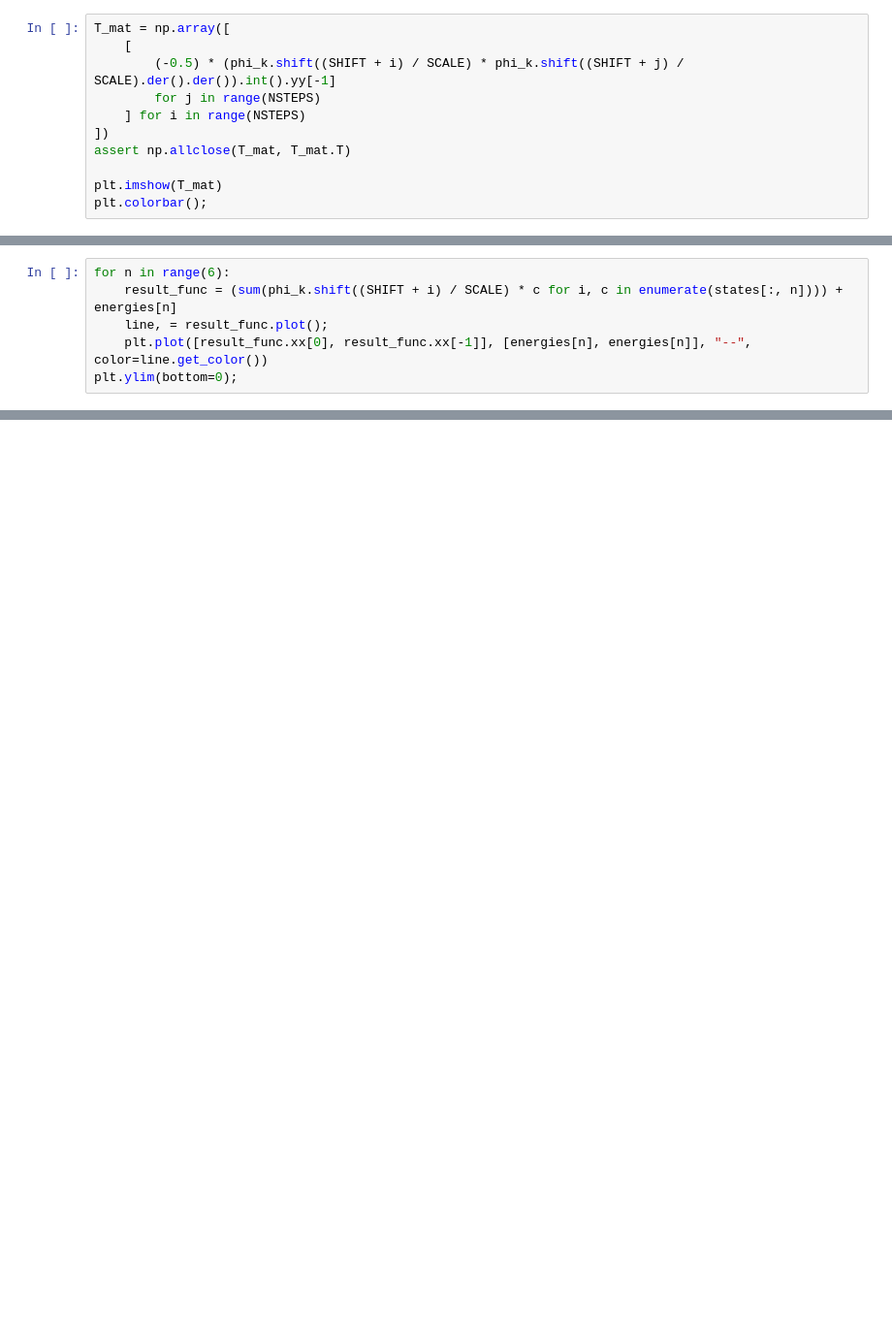
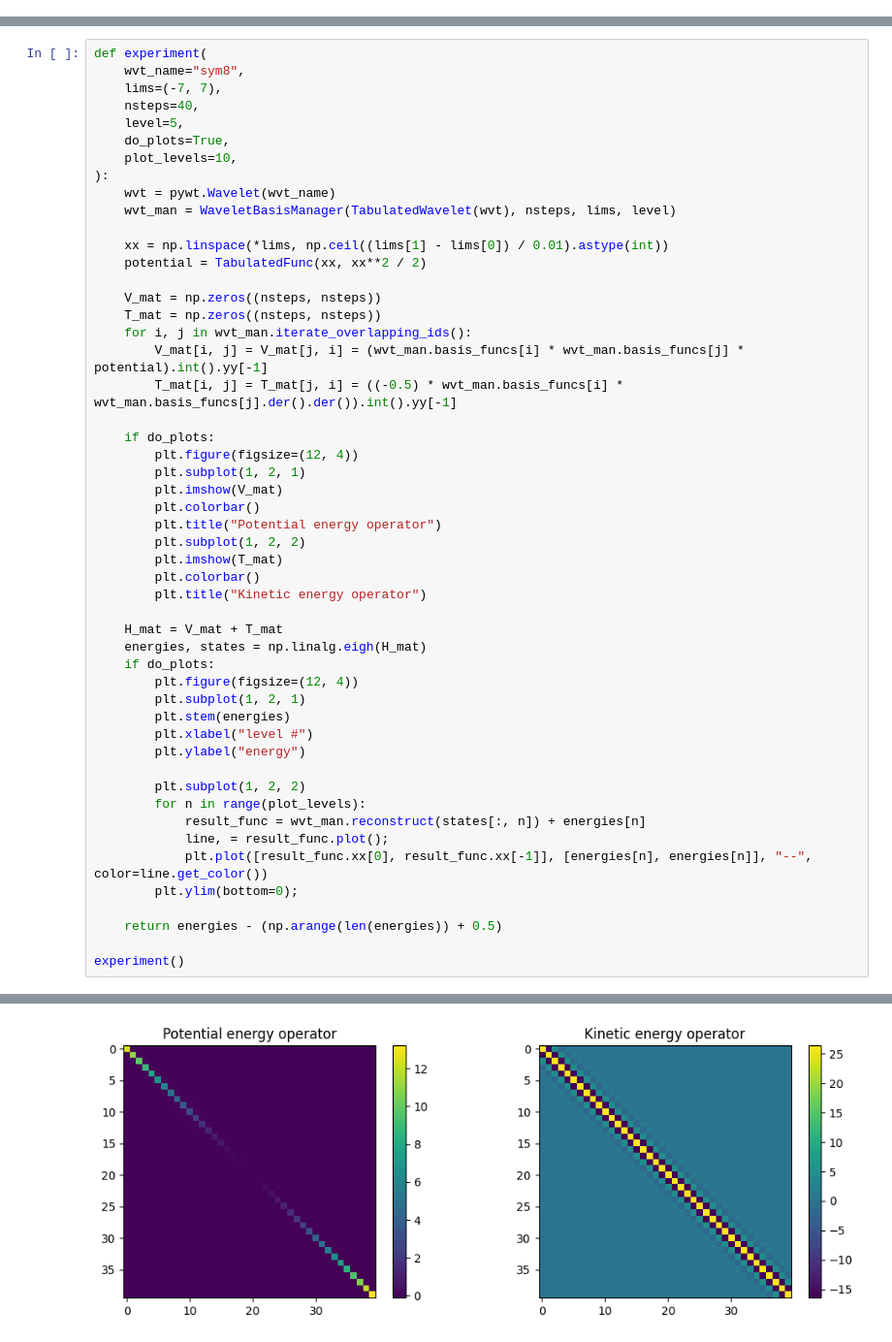
Before and after one commit to SiLiKhon/WaveletTests, a Jupyter notebook: harm_osc.ipynb, the cells around one changed output, grey strips where cells are left out. Shown at 97% size. Saved outputs shown, nothing was run; the diff lists cells and outputs as text; blank space fills up the shorter version.

Commit message:
wvt basis manager + more experiments with Harmonic Oscillator

```diff
--- a/harm_osc.ipynb
+++ b/harm_osc.ipynb
@@ -30,11 +7,0 @@ plt.colorbar();
-# %%
-T_mat = np.array([
-    [
-        (-0.5) * (phi_k.shift((SHIFT + i) / SCALE) * phi_k.shift((SHIFT + j) / SCALE).der().der()).int().yy[-1]
-        for j in range(NSTEPS)
-    ] for i in range(NSTEPS)
-])
-assert np.allclose(T_mat, T_mat.T)
-
-plt.imshow(T_mat)
-plt.colorbar();
@@ -58,6 +7,0 @@ array([0.50000531, 1.49999769, 2.49998253, 3.49996046, 4.49993631,
-# %%
-for n in range(6):
-    result_func = (sum(phi_k.shift((SHIFT + i) / SCALE) * c for i, c in enumerate(states[:, n]))) + energies[n]
-    line, = result_func.plot();
-    plt.plot([result_func.xx[0], result_func.xx[-1]], [energies[n], energies[n]], "--", color=line.get_color())
-plt.ylim(bottom=0);
@@ -65,0 +8,52 @@ plt.ylim(bottom=0);
+# %%
+def experiment(
+    wvt_name="sym8",
+    lims=(-7, 7),
+    nsteps=40,
+    level=5,
+    do_plots=True,
+    plot_levels=10,
+):
+    wvt = pywt.Wavelet(wvt_name)
+    wvt_man = WaveletBasisManager(TabulatedWavelet(wvt), nsteps, lims, level)
+
+    xx = np.linspace(*lims, np.ceil((lims[1] - lims[0]) / 0.01).astype(int))
+    potential = TabulatedFunc(xx, xx**2 / 2)
+
+    V_mat = np.zeros((nsteps, nsteps))
+    T_mat = np.zeros((nsteps, nsteps))
+    for i, j in wvt_man.iterate_overlapping_ids():
+        V_mat[i, j] = V_mat[j, i] = (wvt_man.basis_funcs[i] * wvt_man.basis_funcs[j] * potential).int().yy[-1]
+        T_mat[i, j] = T_mat[j, i] = ((-0.5) * wvt_man.basis_funcs[i] * wvt_man.basis_funcs[j].der().der()).int().yy[-1]
+
+    if do_plots:
+        plt.figure(figsize=(12, 4))
+        plt.subplot(1, 2, 1)
+        plt.imshow(V_mat)
+        plt.colorbar()
+        plt.title("Potential energy operator")
+        plt.subplot(1, 2, 2)
+        plt.imshow(T_mat)
+        plt.colorbar()
+        plt.title("Kinetic energy operator")
+
+    H_mat = V_mat + T_mat
+    energies, states = np.linalg.eigh(H_mat)
+    if do_plots:
+        plt.figure(figsize=(12, 4))
+        plt.subplot(1, 2, 1)
+        plt.stem(energies)
+        plt.xlabel("level #")
+        plt.ylabel("energy")
+
+        plt.subplot(1, 2, 2)
+        for n in range(plot_levels):
+            result_func = wvt_man.reconstruct(states[:, n]) + energies[n]
+            line, = result_func.plot();
+            plt.plot([result_func.xx[0], result_func.xx[-1]], [energies[n], energies[n]], "--", color=line.get_color())
+        plt.ylim(bottom=0);
+
+    return energies - (np.arange(len(energies)) + 0.5)
+
+experiment()
+# %% [output]
@@ -65,0 +70 @@ plt.ylim(bottom=0);
+[figure, added]
```
Also changed, not shown: parts of 11 cells of this notebook, 2 other files.
